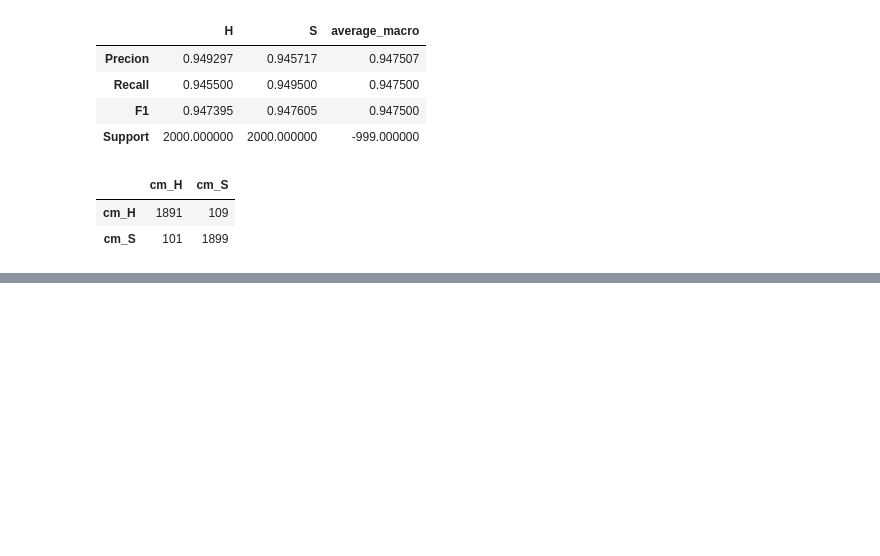
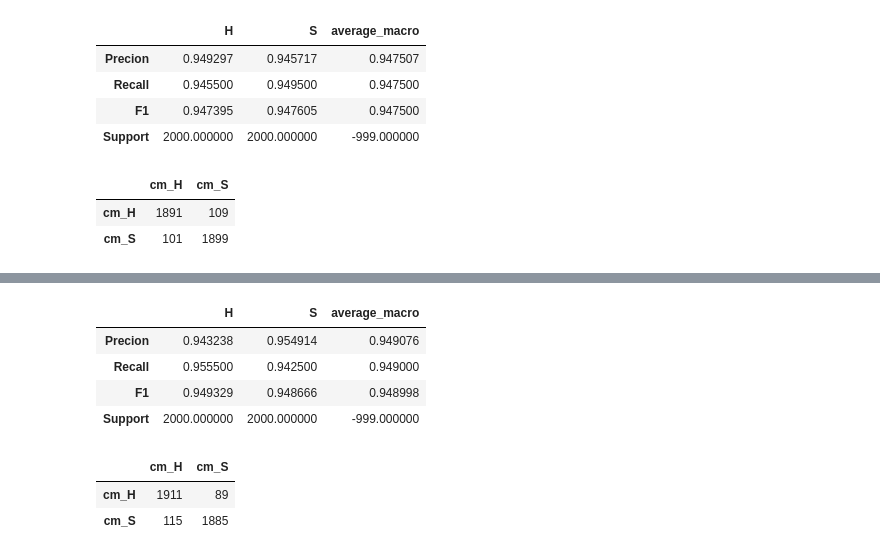
Before and after one commit to kbenmus02/A62-EquipeCV, a Jupyter notebook: notebook/iteration_3_model_6_cnn_dropout.ipynb, the cells around one changed output, grey strips where cells are left out. Drawn from its saved outputs; the diff is of its cells as text; code cells hidden in the pictures; blank space fills up the shorter version.

```diff
--- a/notebook/iteration_3_model_6_cnn_dropout.ipynb
+++ b/notebook/iteration_3_model_6_cnn_dropout.ipynb
@@ -804,2 +801,0 @@ y_prediction = (model_cnn_9.predict(X_test) > 0.5).astype(int)
-# %%
-df_metrics, df_confusion_matrix = get_metrics(y_test_enc, y_prediction)
@@ -820,7 +804,7 @@ df_confusion_matrix
 # %%
 y_pred_proba = model_cnn_9.predict(X_test)
 # %%
-y_prediction2 = get_classes(y_pred_proba, le)
+y_pred = get_classes(y_pred_proba, le)
 # %%
 df_metrics2, df_confusion_matrix2 = get_metrics(y_test, y_prediction2)
 # %%
@@ -837,3 +821,10 @@ df_confusion_matrix2
 |  | cm_H | cm_S |
 | cm_H | 1891 | 109 |
 | cm_S | 101 | 1899 |
+# %%
+def evaluate_model(model, X_test, y_test):
+    y_pred_proba = model.predict(X_test)
+    y_pred = get_classes(y_pred_proba, le)
+    df_metrics, df_confusion_matrix = get_metrics(y_test, y_pred)
+    display(df_metrics)
+    display(df_confusion_matrix)
@@ -839,0 +842,11 @@ df_confusion_matrix2
+# %%
+evaluate_model(model_cnn_10, X_test, y_test)
+# %% [output]
+|  | H | S | average_macro |
+| Precion | 0.943238 | 0.954914 | 0.949076 |
+| Recall | 0.955500 | 0.942500 | 0.949000 |
+| F1 | 0.949329 | 0.948666 | 0.948998 |
+| Support | 2000.000000 | 2000.000000 | -999.000000 |
+|  | cm_H | cm_S |
+| cm_H | 1911 | 89 |
+| cm_S | 115 | 1885 |
```
Also changed, not shown: parts of 7 cells of this notebook.
